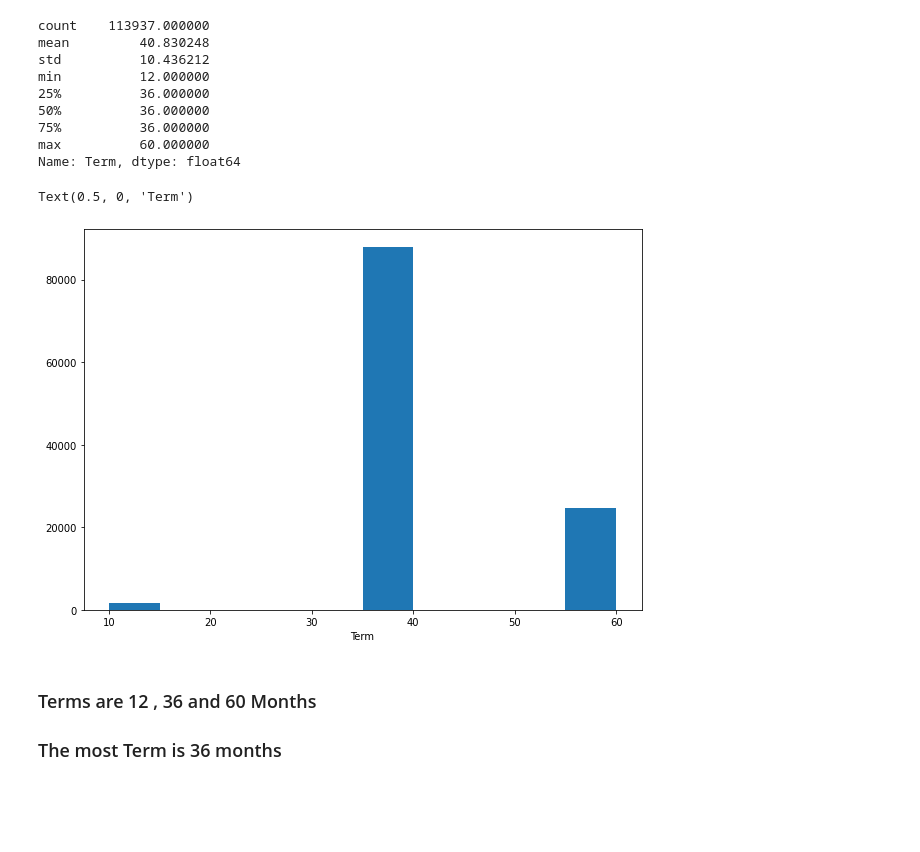
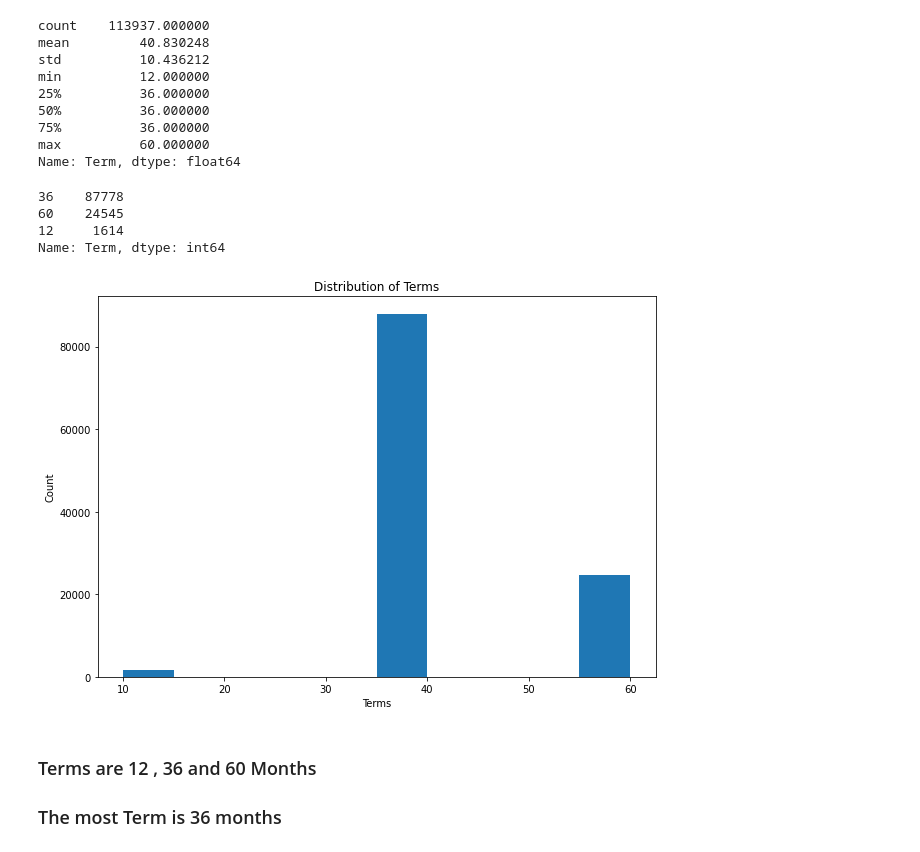
Before and after one commit to Mohamed-Salem-Ali/Data-Visualization-Prosper-Loan, a Jupyter notebook: Propser Loan Data Exploration .ipynb, the cells around one changed output. Cells and saved outputs as stored; diff of their text form; code cells hidden in the pictures; blank space fills up the shorter version.

```diff
--- a/Propser Loan Data Exploration .ipynb
+++ b/Propser Loan Data Exploration .ipynb
@@ -180,11 +195,19 @@ Name: Term, dtype: float64
+# %%
+T.value_counts()
+# %% [output]
+36    87778
+60    24545
+12     1614
+Name: Term, dtype: int64
 # %%
 b = np.arange(10,65,5)
 plt.figure(figsize=[10,7])
 plt.hist(data = df, x = 'Term', bins=b)
-plt.xlabel('Term')
+plt.xlabel('Terms')
+plt.ylabel('Count')
+plt.title('Distribution of Terms');
 # %% [output]
-Text(0.5, 0, 'Term')
-[figure, old version]
+[figure, new version]
 # %% [markdown]
 ### Terms are 12 , 36 and 60 Months
 ### The most Term is 36 months
```
Also changed, not shown: parts of 84 cells of this notebook, 2 other files.
